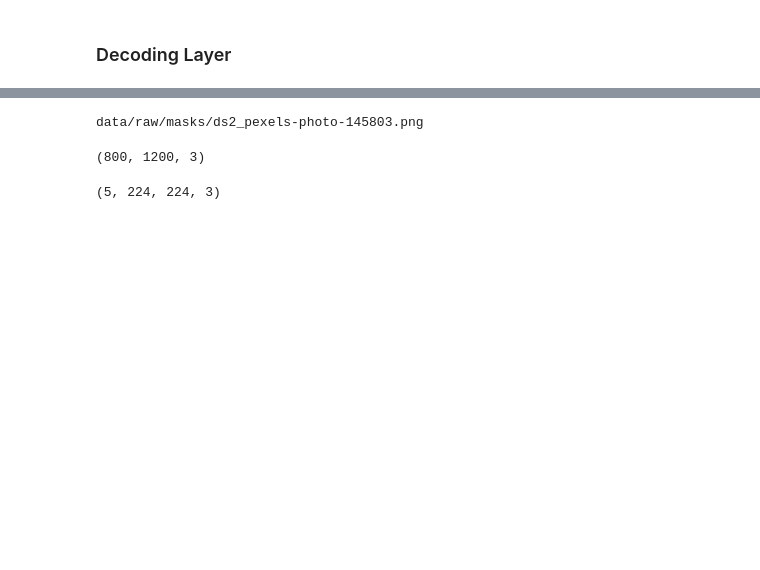
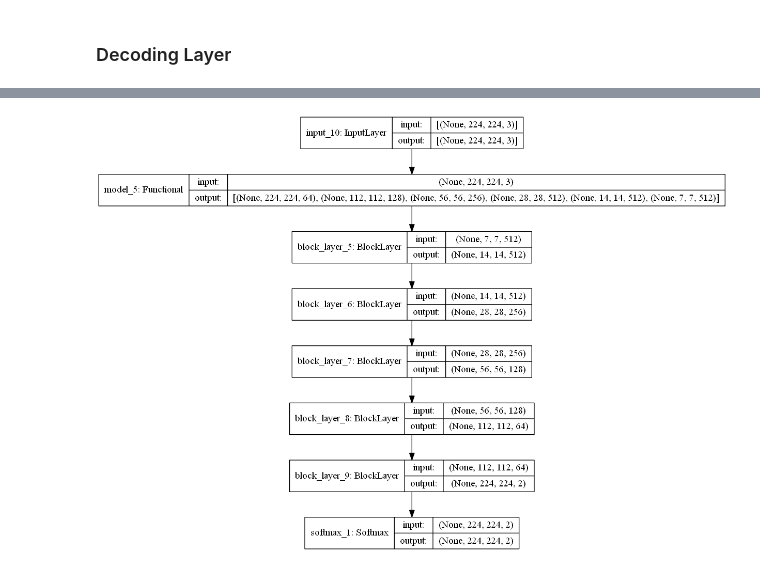
Before and after one commit to TimilsinaBimal/Blurring-Image-Background-Using-Image-Segmentation, a Jupyter notebook: notebooks/Image_Segmentation.ipynb, the cells around one changed output, grey strips where cells are left out. Saved outputs shown, nothing was run; the diff lists cells and outputs as text; code cells hidden in the pictures; blank space fills up the shorter version.

```diff
--- a/notebooks/Image_Segmentation.ipynb
+++ b/notebooks/Image_Segmentation.ipynb
@@ -168,7 +143,7 @@ def get_output(layer_name):
 ### Decoding Layer
 # %%
 class CNNBlock(layers.Layer):
-    def __init__(self,out_channels, kernel_size=3, strides=2, padding="SAME"):
+    def __init__(self,out_channels, kernel_size=3, padding="SAME"):
         super(CNNBlock,self).__init__()
         self.conv = layers.Conv2D(out_channels, kernel_size, padding=padding)
         self.batchNorm = layers.BatchNormalization()
@@ -180,19 +155,18 @@ class CNNBlock(layers.Layer):
         return x
 # %%
 class BlockLayer(layers.Layer):
-    def __init__(self, out_channels, kernel_size=2, strides=2, padding="SAME",pool_size=2, no_layers = 3):
+    def __init__(self, out_channels, kernel_size=3, padding="SAME", no_layers = 3):
         super(BlockLayer,self).__init__()
         self.no_layers = no_layers
-        self.cnn1 = CNNBlock(out_channels)
-        self.cnn2 = CNNBlock(out_channels)
+        self.cnn1 = CNNBlock(out_channels[0])
+        self.cnn2 = CNNBlock(out_channels[1])
         if self.no_layers == 3:
-            self.cnn3 = CNNBlock(out_channels)
+            self.cnn3 = CNNBlock(out_channels[2])
         self.upsampling = layers.UpSampling2D()
         self.add = layers.Add()
 
     def call(self, input_tensor, training=False, intermediate_op = None):
         x = self.upsampling(input_tensor)
-        # print(f"OP SHAPE: {intermediate_op.shape}, ORG SHAPE: {x.shape}")
         x = self.add([x,intermediate_op])
         x = self.cnn1(x)
         x = self.cnn2(x)
@@ -204,21 +178,21 @@ class SegNet(models.Model):
     def __init__(self):
         super(SegNet, self).__init__()
         self.encoder = vgg_model()
-        self.block1 = BlockLayer(512)
-        self.block2 = BlockLayer(256)
-        self.block3 = BlockLayer(128)
-        self.block4 = BlockLayer(64, no_layers=2)
-        self.block5 = BlockLayer(3,kernel_size=1, no_layers=2)
+        self.block1 = BlockLayer([512,512,512])
+        self.block2 = BlockLayer([256,256,256])
+        self.block3 = BlockLayer([128,128,128])
+        self.block4 = BlockLayer([64,64], no_layers=2)
+        self.block5 = BlockLayer([64,2], no_layers=2)
         self.softmax = layers.Softmax()
 
     def call(self, input_tensor, training = False):
         x = self.encoder(input_tensor)
-        a1, a2, a3, a4, a5 = x[1][:]
-        x = self.block1(x[0],intermediate_op = a5)
-        x = self.block2(x,intermediate_op = a4)
+        x, a1, a2, a3, a4, a5 = reversed(x)
+        x = self.block1(x,intermediate_op = a1)
+        x = self.block2(x,intermediate_op = a2)
         x = self.block3(x,intermediate_op = a3)
-        x = self.block4(x,intermediate_op = a2)
-        x = self.block5(x,intermediate_op = a1)
+        x = self.block4(x,intermediate_op = a4)
+        x = self.block5(x,intermediate_op = a5)
         x = self.softmax(x)
         return x
 
@@ -230,7 +204,7 @@ net = SegNet()
 # %%
 net.compile(
     optimizer=tf.keras.optimizers.SGD(learning_rate=0.1,momentum=0.9),
-    loss=tf.keras.losses.CategoricalCrossentropy(from_logits=True),
+    loss=tf.keras.losses.SparseCategoricalCrossentropy(from_logits=True),
     metrics=['accuracy']
 )
 # %%
@@ -255,11 +229 @@ Non-trainable params: 14,720,332
 __________________________________________________________________________________________________
-# %%
-_path = os.path.join("data/raw/masks/", train_masks[0])
-prepare_image(_path).shape
-print(_path)
-# %% [output]
-data/raw/masks/ds2_pexels-photo-145803.png
-# %%
-img_to_array(load_img(_path)).shape
-# %% [output]
-(800, 1200, 3)
@@ -268,4 +230,4 @@ a = next(prepare_train_dataset(IMAGES_DIR, MASK_DIR))
-# %%
-a[1].shape
-# %% [output]
-(5, 224, 224, 3)
+# %%
+tf.keras.utils.plot_model(net.model(), show_shapes=True)
+# %% [output]
+[figure, added]
```
Also changed, not shown: parts of 30 cells of this notebook.
